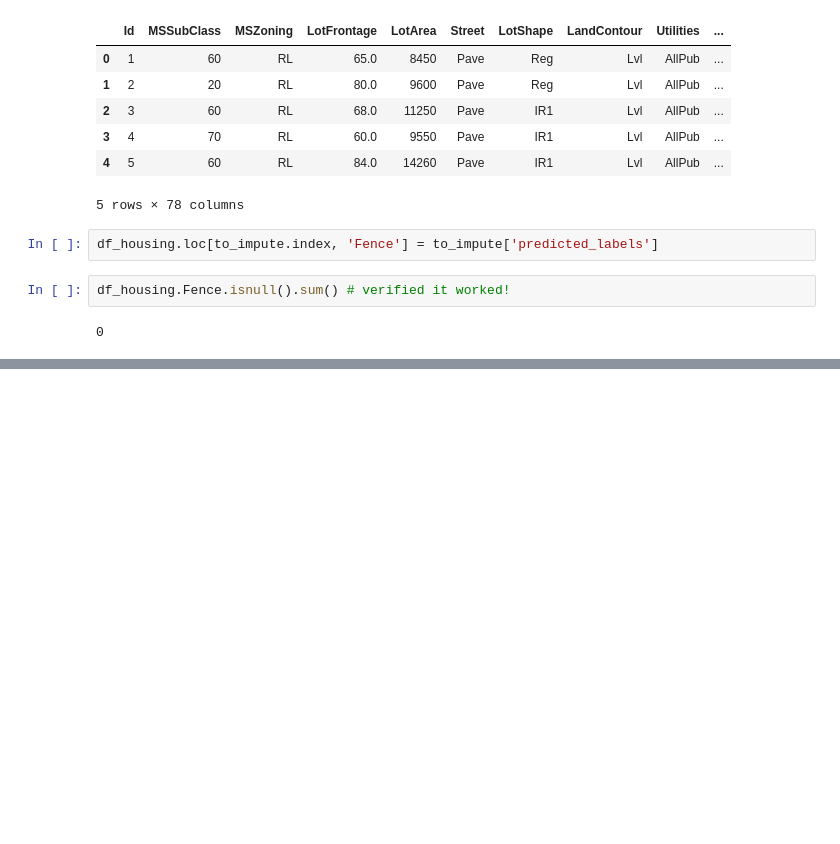
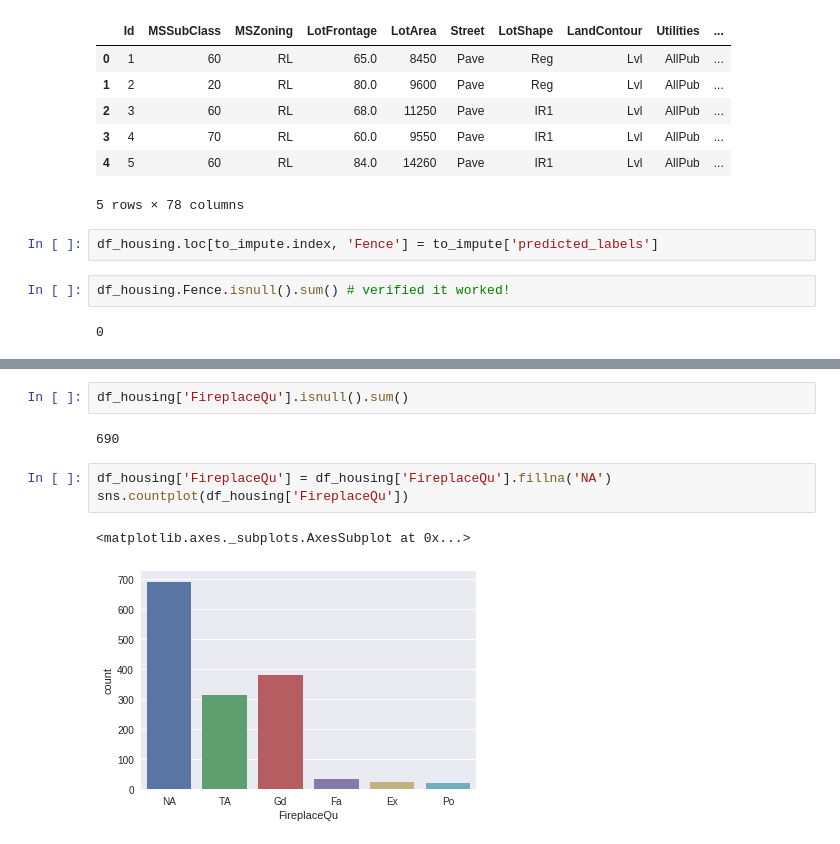
Before and after one commit to shammer83/Housing_pricing, a Jupyter notebook: ipynb/00 - Data_Cleaning.ipynb, the cells around one changed output, grey strips where cells are left out. Cells and saved outputs as stored; diff of their text form; blank space fills up the shorter version.

Commit message:
imputed 2 more features (Fireplace Q, and GarageYrBlt)

```diff
--- a/ipynb/00 - Data_Cleaning.ipynb
+++ b/ipynb/00 - Data_Cleaning.ipynb
@@ -223,0 +278,10 @@ df_housing.Fence.isnull().sum() # verified it worked!
+# %%
+df_housing['FireplaceQu'].isnull().sum()
+# %% [output]
+690
+# %%
+df_housing['FireplaceQu'] = df_housing['FireplaceQu'].fillna('NA')
+sns.countplot(df_housing['FireplaceQu'])
+# %% [output]
+<matplotlib.axes._subplots.AxesSubplot at 0x...>
+[figure, added]
```
Also changed, not shown: parts of 20 cells of this notebook.
